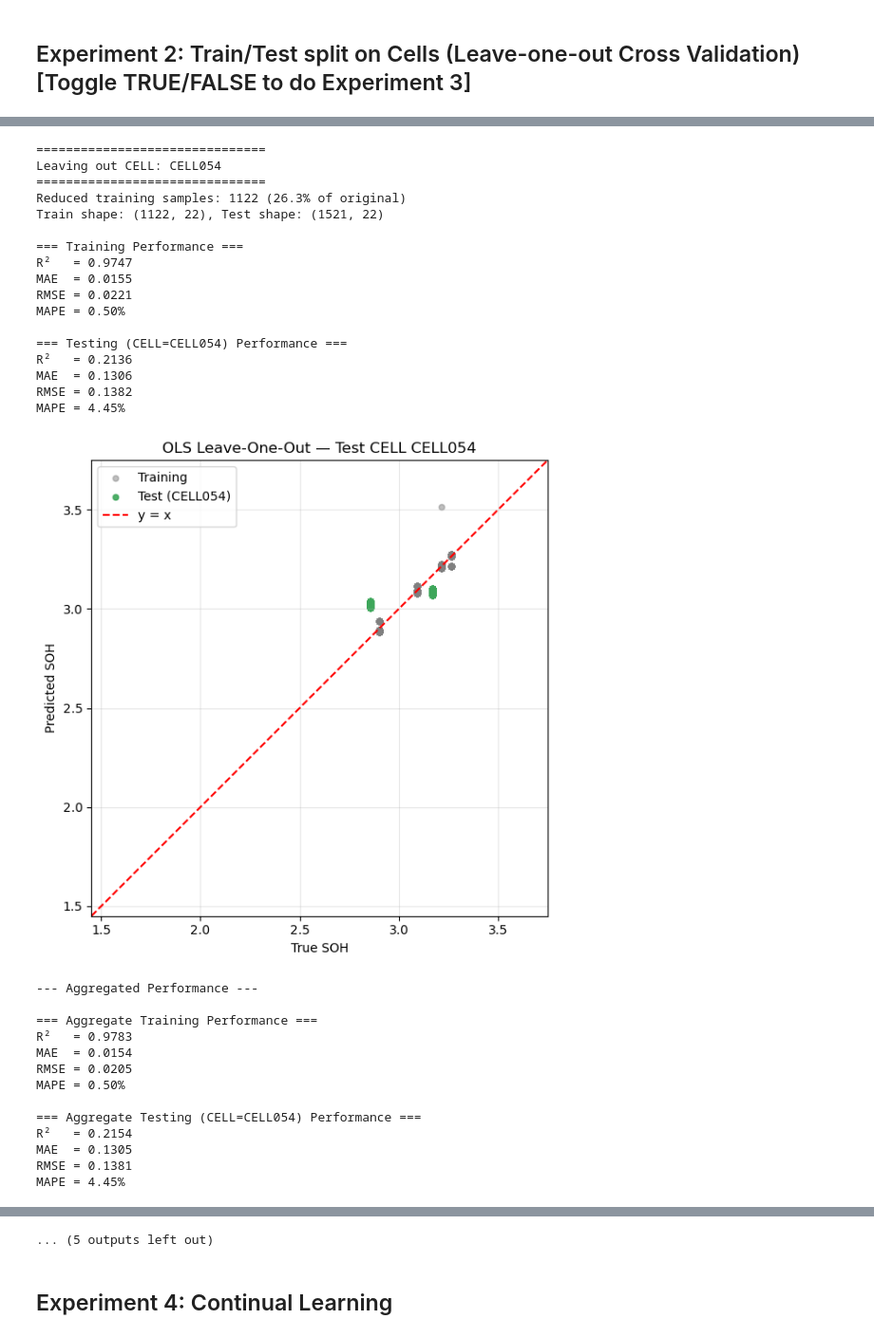
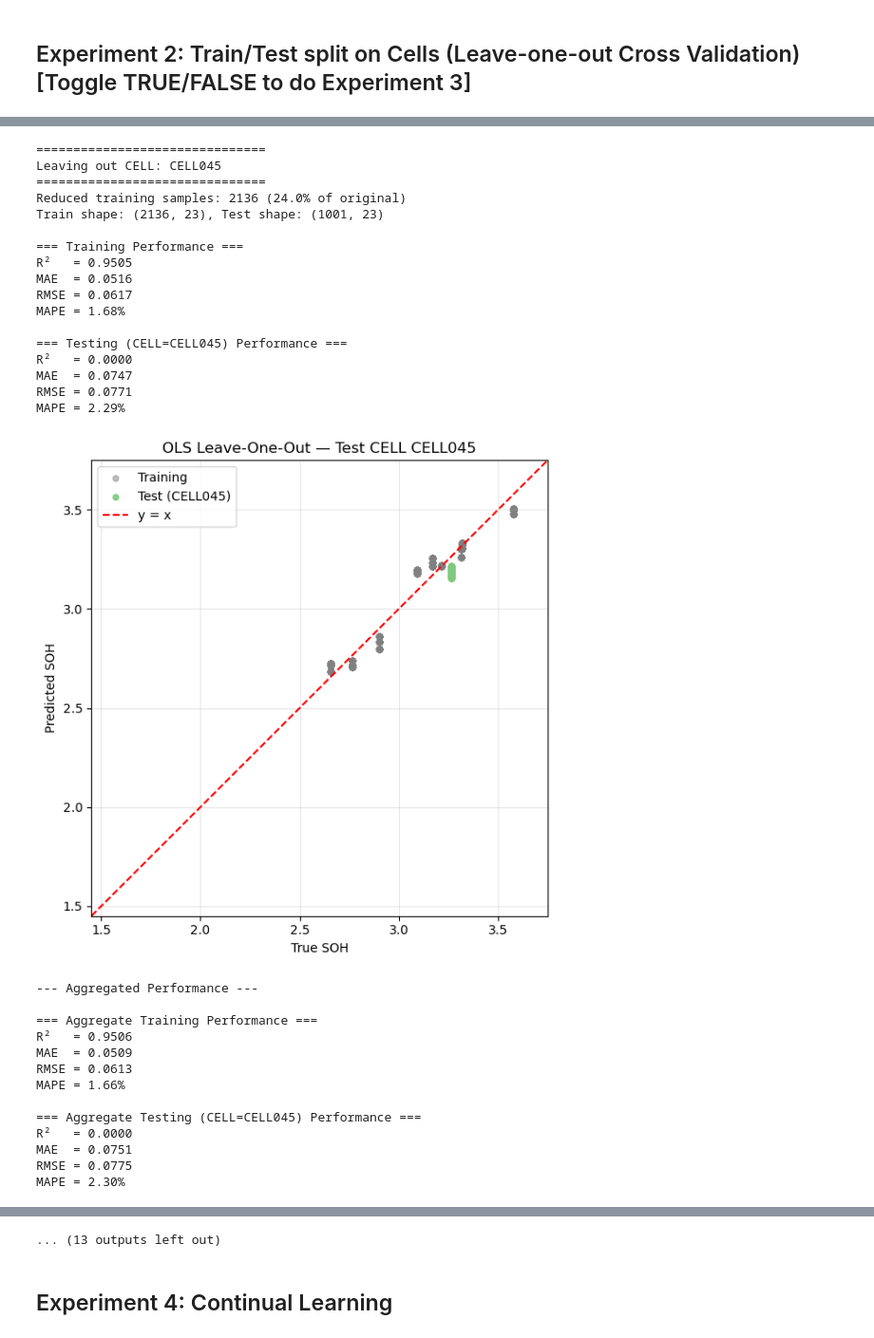
Before and after one commit to ZxZhang914/ECM-battery-research, a Jupyter notebook: SOH_LinearRegression.ipynb, the cells around one changed output, grey strips where cells are left out. Shown at 95% size. Drawn from its saved outputs; the diff is of its cells as text; code cells hidden in the pictures.

Commit message:
remove abnormal cells

```diff
--- a/SOH_LinearRegression.ipynb
+++ b/SOH_LinearRegression.ipynb
@@ -1909,12 +1909,12 @@ SEED = 42
 np.random.seed(SEED)
 
 
-df = pd.read_csv("fulldf_global_all.csv")
+df = pd.read_csv("fulldf_removeAb_date_G25SOC_all.csv")
 df = df[df["Temp"] == 25].copy()
 
-#NOTE: Exclude some cells
-mask = df["CELL"].isin(["CELL090", "CELL096", "CELL042", "CELL050"])
-df = df[~mask]
+# NOTE: Exclude some cells
+# mask = df["CELL"].isin(["CELL090", "CELL096", "CELL042", "CELL050"])
+# df = df[~mask]
 
 print(f"Filtered dataset shape: {df.shape}")
 
@@ -2248,31 +2248,31 @@ MAPE = 6.56%
 ===============================
-Leaving out CELL: CELL054
+Leaving out CELL: CELL045
 ===============================
-Reduced training samples: 1122 (26.3% of original)
-Train shape: (1122, 22), Test shape: (1521, 22)
+Reduced training samples: 2136 (24.0% of original)
+Train shape: (2136, 23), Test shape: (1001, 23)
 
 === Training Performance ===
-R²   = 0.9747
-MAE  = 0.0155
-RMSE = 0.0221
-MAPE = 0.50%
+R²   = 0.9505
+MAE  = 0.0516
+RMSE = 0.0617
+MAPE = 1.68%
 
-=== Testing (CELL=CELL054) Performance ===
-R²   = 0.2136
-MAE  = 0.1306
-RMSE = 0.1382
-MAPE = 4.45%
+=== Testing (CELL=CELL045) Performance ===
+R²   = 0.0000
+MAE  = 0.0747
+RMSE = 0.0771
+MAPE = 2.29%
-[figure, old version]
+[figure, new version]
 --- Aggregated Performance ---
 
 === Aggregate Training Performance ===
-R²   = 0.9783
-MAE  = 0.0154
-RMSE = 0.0205
-MAPE = 0.50%
+R²   = 0.9506
+MAE  = 0.0509
+RMSE = 0.0613
+MAPE = 1.66%
 
-=== Aggregate Testing (CELL=CELL054) Performance ===
-R²   = 0.2154
-MAE  = 0.1305
-RMSE = 0.1381
-MAPE = 4.45%
+=== Aggregate Testing (CELL=CELL045) Performance ===
+R²   = 0.0000
+MAE  = 0.0751
+RMSE = 0.0775
+MAPE = 2.30%
@@ -2280,4 +2280,4 @@ MAPE = 4.45%
-... (5 outputs left out)
+... (13 outputs left out)
 # %% [markdown]
 ## Experiment 4: Continual Learning
 # %%
```
Also changed, not shown: parts of 1 cell of this notebook, 3 other files.
